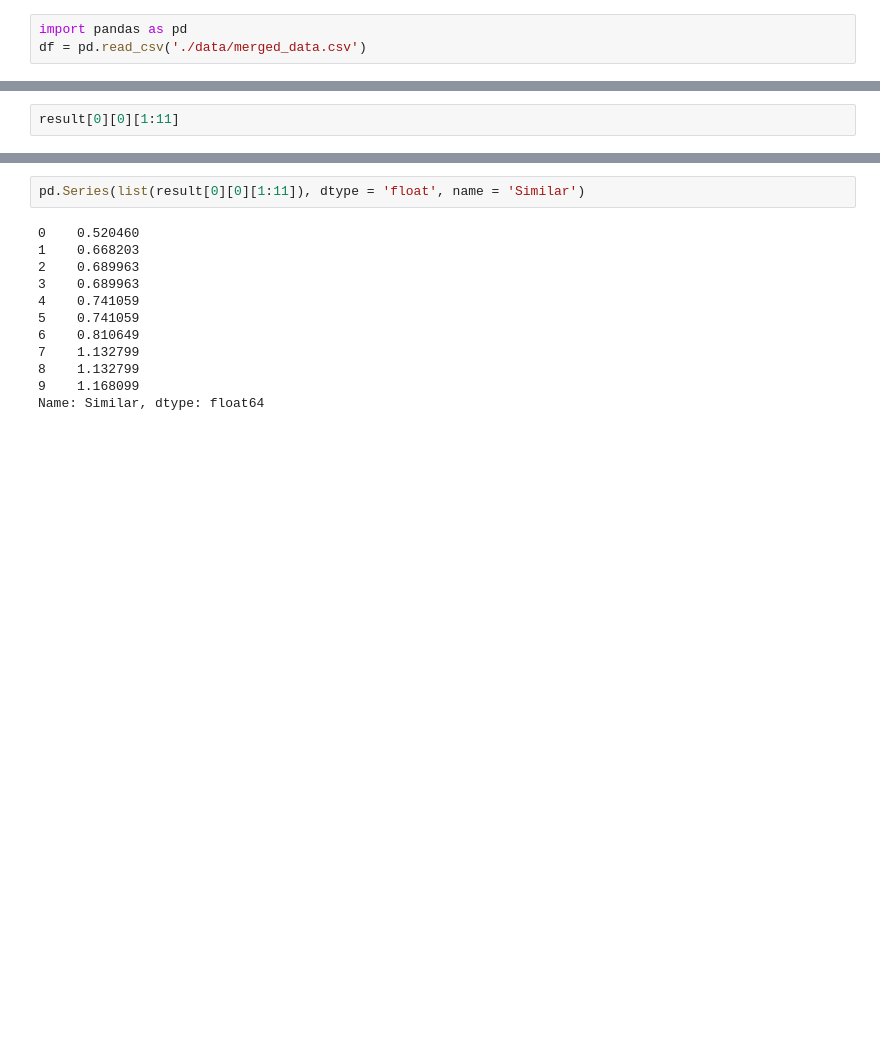
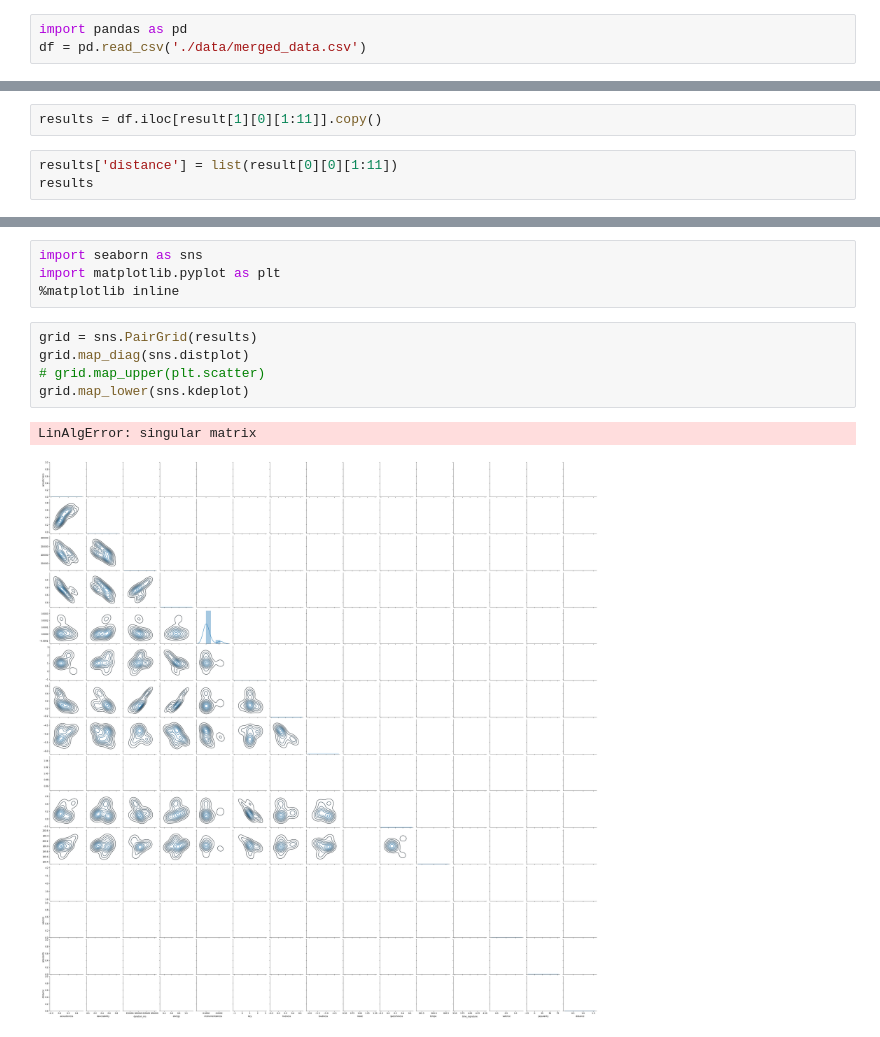
Before and after one commit to bw-spotify-song-suggester-4/data-science, a Jupyter notebook: pickletaste.ipynb, the cells around one changed output, grey strips where cells are left out. Cells and saved outputs as stored; diff of their text form; blank space fills up the shorter version.

```diff
--- a/pickletaste.ipynb
+++ b/pickletaste.ipynb
@@ -24,3 +10,6 @@ df.iloc[result[1][0][1:11]].join(pd.Series(list(result[0][0][1:11]), dtype = 'fl
+# %%
+results = df.iloc[result[1][0][1:11]].copy()
 # %%
-result[0][0][1:11]
+results['distance'] = list(result[0][0][1:11])
+results
 # %% [output]
@@ -29,14 +27,12 @@ array([0.52045974, 0.66820321, 0.68996276, 0.68996276, 0.74105855,
-# %%
-pd.Series(list(result[0][0][1:11]), dtype = 'float', name = 'Similar')
-# %% [output]
-0    0.520460
-1    0.668203
-2    0.689963
-3    0.689963
-4    0.741059
-5    0.741059
-6    0.810649
-7    1.132799
-8    1.132799
-9    1.168099
-Name: Similar, dtype: float64
+# %%
+import seaborn as sns
+import matplotlib.pyplot as plt
+%matplotlib inline
+# %%
+grid = sns.PairGrid(results)
+grid.map_diag(sns.distplot)
+# grid.map_upper(plt.scatter)
+grid.map_lower(sns.kdeplot)
+# %% [output]
+LinAlgError: singular matrix
+[figure, added]
```
Also changed, not shown: parts of 2 cells of this notebook, 5 other files.
